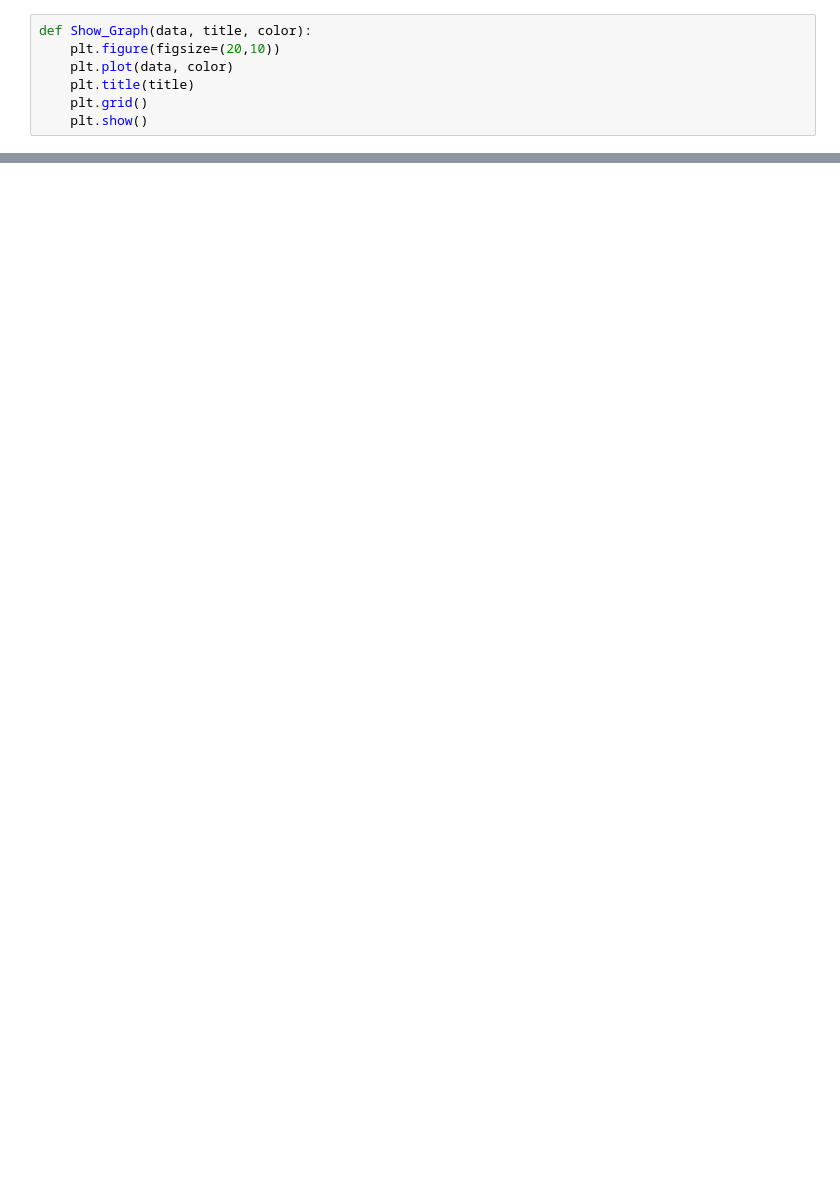
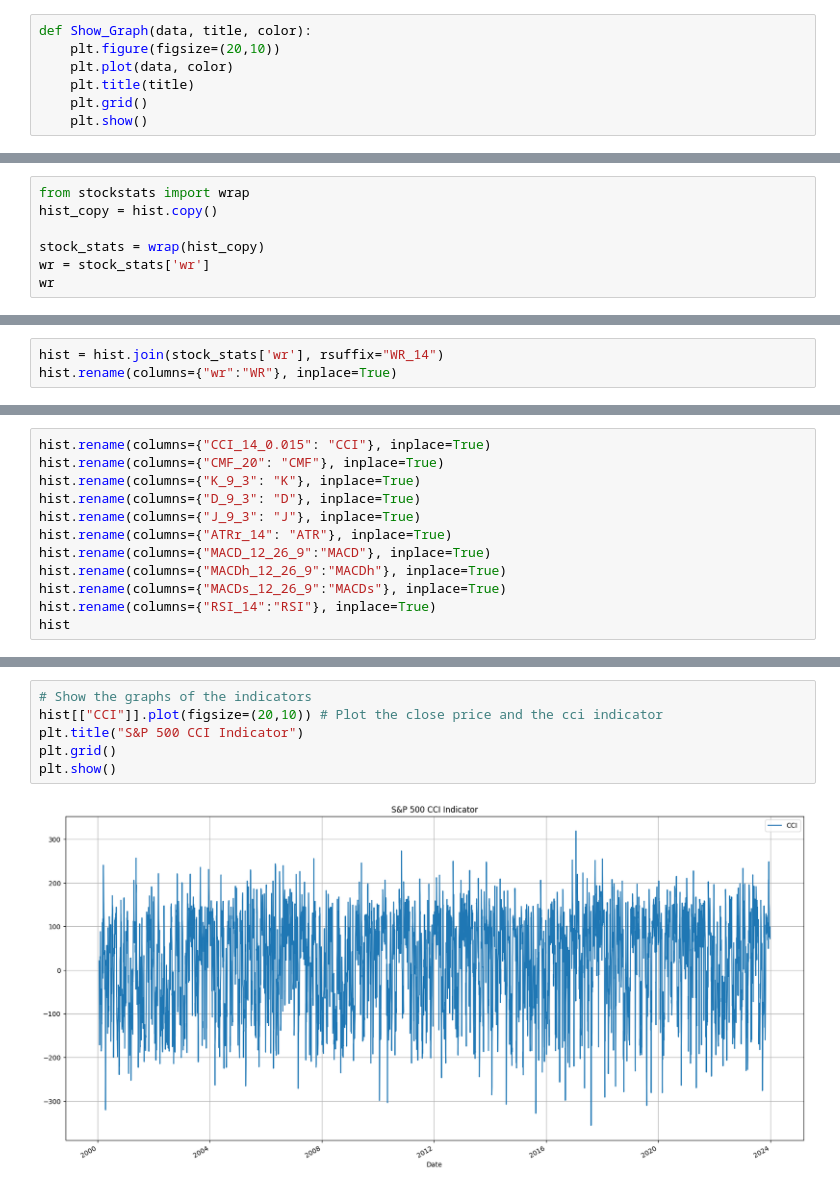
Before and after one commit to MichaelHoha/algo-trding-predictions-s-p-500, a Jupyter notebook: Algo_Trading.ipynb, the cells around one changed output, grey strips where cells are left out. Saved outputs shown, nothing was run; the diff lists cells and outputs as text; blank space fills up the shorter version.

```diff
--- a/Algo_Trading.ipynb
+++ b/Algo_Trading.ipynb
@@ -76,0 +191,7 @@ Show_Graph(vix_close, "VIX Closing price last 1000 days", 'Orange')
+# %%
+from stockstats import wrap
+hist_copy = hist.copy()
+
+stock_stats = wrap(hist_copy)
+wr = stock_stats['wr']
+wr
@@ -76,0 +223,3 @@ Show_Graph(vix_close, "VIX Closing price last 1000 days", 'Orange')
+# %%
+hist = hist.join(stock_stats['wr'], rsuffix="WR_14")
+hist.rename(columns={"wr":"WR"}, inplace=True)
@@ -76,0 +283,12 @@ Show_Graph(vix_close, "VIX Closing price last 1000 days", 'Orange')
+# %%
+hist.rename(columns={"CCI_14_0.015": "CCI"}, inplace=True)
+hist.rename(columns={"CMF_20": "CMF"}, inplace=True)
+hist.rename(columns={"K_9_3": "K"}, inplace=True)
+hist.rename(columns={"D_9_3": "D"}, inplace=True)
+hist.rename(columns={"J_9_3": "J"}, inplace=True)
+hist.rename(columns={"ATRr_14": "ATR"}, inplace=True)
+hist.rename(columns={"MACD_12_26_9":"MACD"}, inplace=True)
+hist.rename(columns={"MACDh_12_26_9":"MACDh"}, inplace=True)
+hist.rename(columns={"MACDs_12_26_9":"MACDs"}, inplace=True)
+hist.rename(columns={"RSI_14":"RSI"}, inplace=True)
+hist
@@ -76,0 +310,8 @@ Show_Graph(vix_close, "VIX Closing price last 1000 days", 'Orange')
+# %%
+# Show the graphs of the indicators
+hist[["CCI"]].plot(figsize=(20,10)) # Plot the close price and the cci indicator
+plt.title("S&P 500 CCI Indicator")
+plt.grid()
+plt.show()
+# %% [output]
+[figure, added]
```
Also changed, not shown: parts of 36 cells of this notebook.
